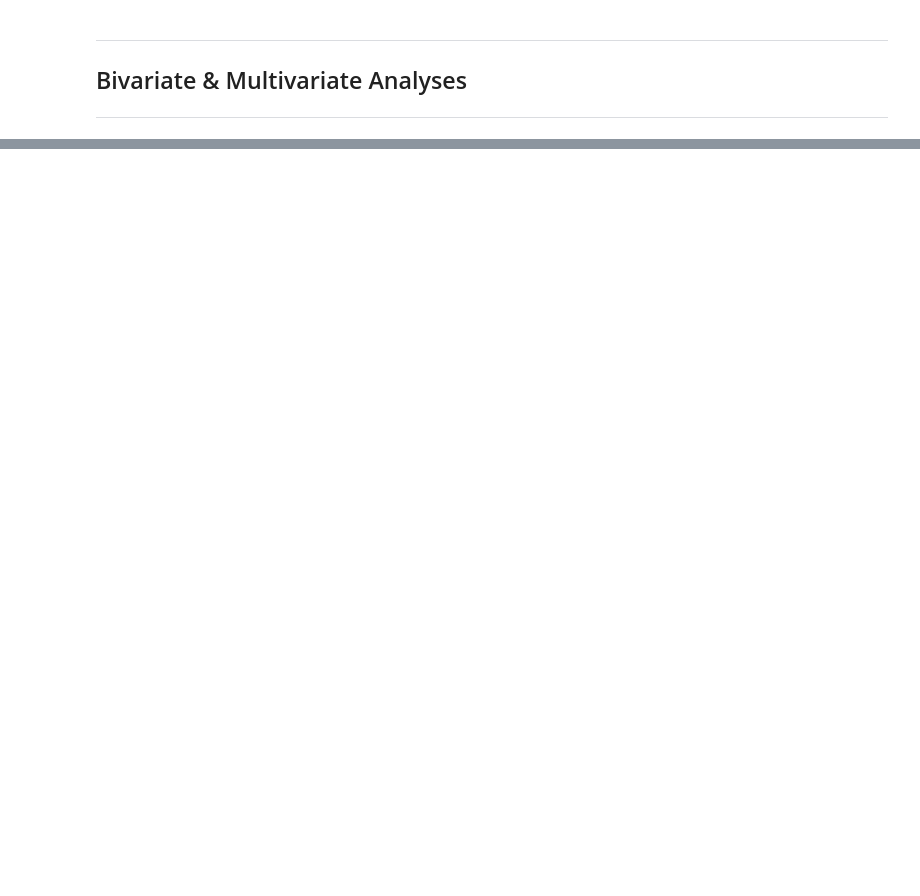
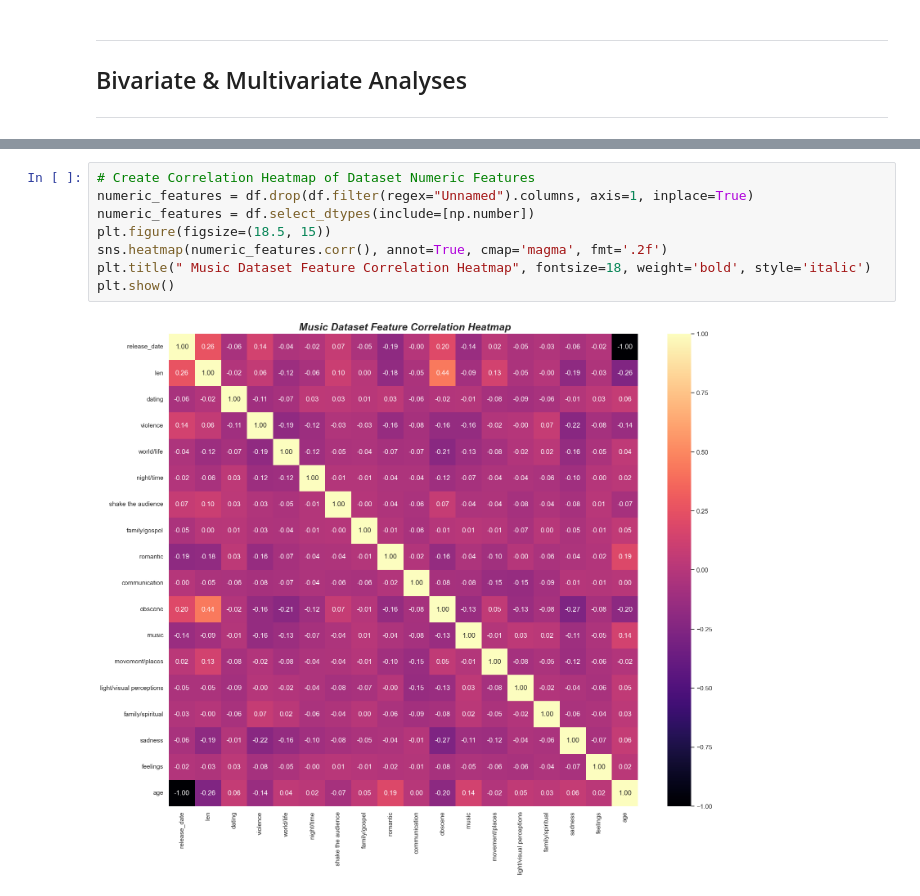
Before and after one commit to thetechleila/Music-Recommendation-Algorithm, a Jupyter notebook: code/EDA_music.ipynb, the cells around one changed output, grey strips where cells are left out. Cells and saved outputs as stored; diff of their text form; blank space fills up the shorter version.

Commit message:
eda format fix, folder fix, heatmap

```diff
--- a/EDA_music.ipynb
+++ b/code/EDA_music.ipynb
@@ -741,0 +783,10 @@ ___
+# %%
+# Create Correlation Heatmap of Dataset Numeric Features
+numeric_features = df.drop(df.filter(regex="Unnamed").columns, axis=1, inplace=True)
+numeric_features = df.select_dtypes(include=[np.number])
+plt.figure(figsize=(18.5, 15))
+sns.heatmap(numeric_features.corr(), annot=True, cmap='magma', fmt='.2f')
+plt.title(" Music Dataset Feature Correlation Heatmap", fontsize=18, weight='bold', style='italic')
+plt.show()
+# %% [output]
+[figure, added]
```
Also changed, not shown: parts of 6 cells of this notebook.
